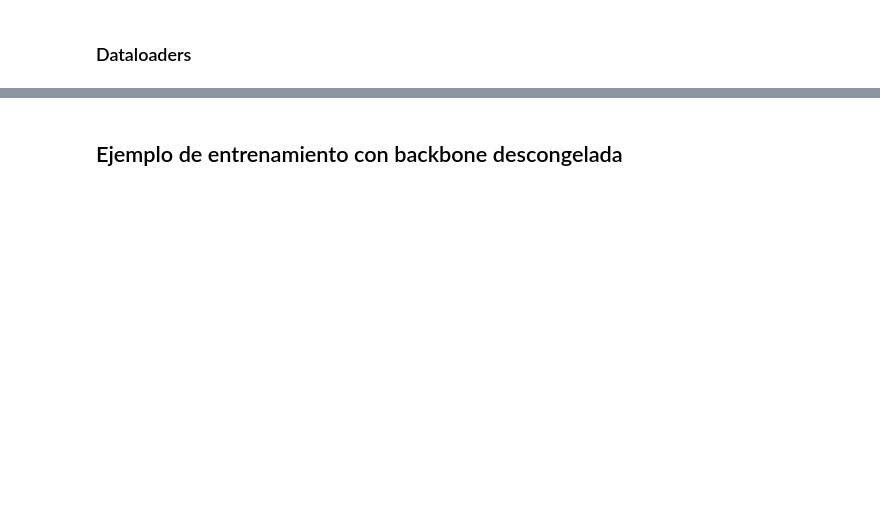
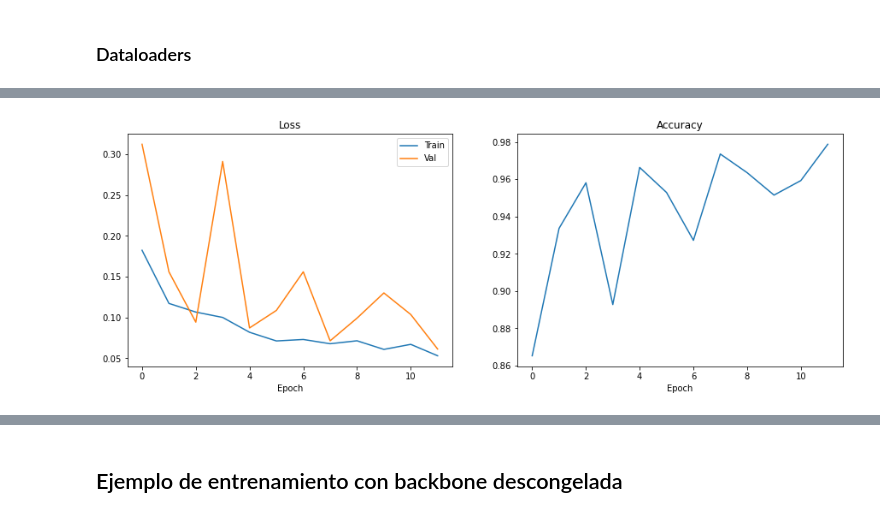
Before and after one commit to maximofn/Curso_Pytorch, a Jupyter notebook: 04 Redes convolucionales/16 Backbone congelada y descongelada.ipynb, the cells around one changed output, grey strips where cells are left out. Cells and saved outputs as stored; diff of their text form; code cells hidden in the pictures; blank space fills up the shorter version.

```diff
--- a/04 Redes convolucionales/16 Backbone congelada y descongelada.ipynb
+++ b/04 Redes convolucionales/16 Backbone congelada y descongelada.ipynb
@@ -203,0 +312,9 @@ Original Traceback (most recent call last):
+# %%
+from torchvision.models import resnet50, ResNet50_Weights
+
+model_freeze = resnet50(weights=ResNet50_Weights.DEFAULT)
+for i, param in enumerate(model.parameters()):
+    param.requires_grad = False
+model_freeze.fc = torch.nn.Linear(model_freeze.fc.in_features, num_clases)
+
+model_freeze.fc.out_features
@@ -203,0 +323,4 @@ Original Traceback (most recent call last):
+# %%
+device = "cuda" if torch.cuda.is_available() else "cpu"
+model_freeze.to(device)
+print("Using {} device".format(device))
@@ -203,0 +331,4 @@ Original Traceback (most recent call last):
+# %%
+LR = 1e-3
+loss_fn = torch.nn.CrossEntropyLoss()
+optimizer = torch.optim.Adam(model_freeze.parameters(), lr=LR, weight_decay=1e-5)
@@ -203,0 +388,13 @@ Original Traceback (most recent call last):
+# %%
+epochs = 12
+losses_train_freeze = []
+losses_val_freeze = []
+accuracies_val_freeze = []
+for t in range(epochs):
+    print(f"Epoch {t+1}\n-------------------------------")
+    mean_loss =  train_loop(dataloader['train'], model_freeze, loss_fn, optimizer, device)
+    losses_train_freeze.append(mean_loss)
+    mean_loss, accuracy = val_loop(dataloader['val'], model_freeze, loss_fn, device)
+    losses_val_freeze.append(mean_loss)
+    accuracies_val_freeze.append(accuracy)
+print("Done!")
@@ -203,0 +440,13 @@ Original Traceback (most recent call last):
+# %%
+fig, ax = plt.subplots(1, 2, figsize=(15, 5))
+ax[0].plot(losses_train_freeze, label='Train')
+ax[0].plot(losses_val_freeze, label='Val')
+ax[0].set_xlabel('Epoch')
+ax[0].set_title('Loss')
+ax[0].legend()
+ax[1].plot(accuracies_val_freeze)
+ax[1].set_xlabel('Epoch')
+ax[1].set_title('Accuracy')
+plt.show()
+# %% [output]
+[figure, added]
```
Also changed, not shown: parts of 44 cells of this notebook.
